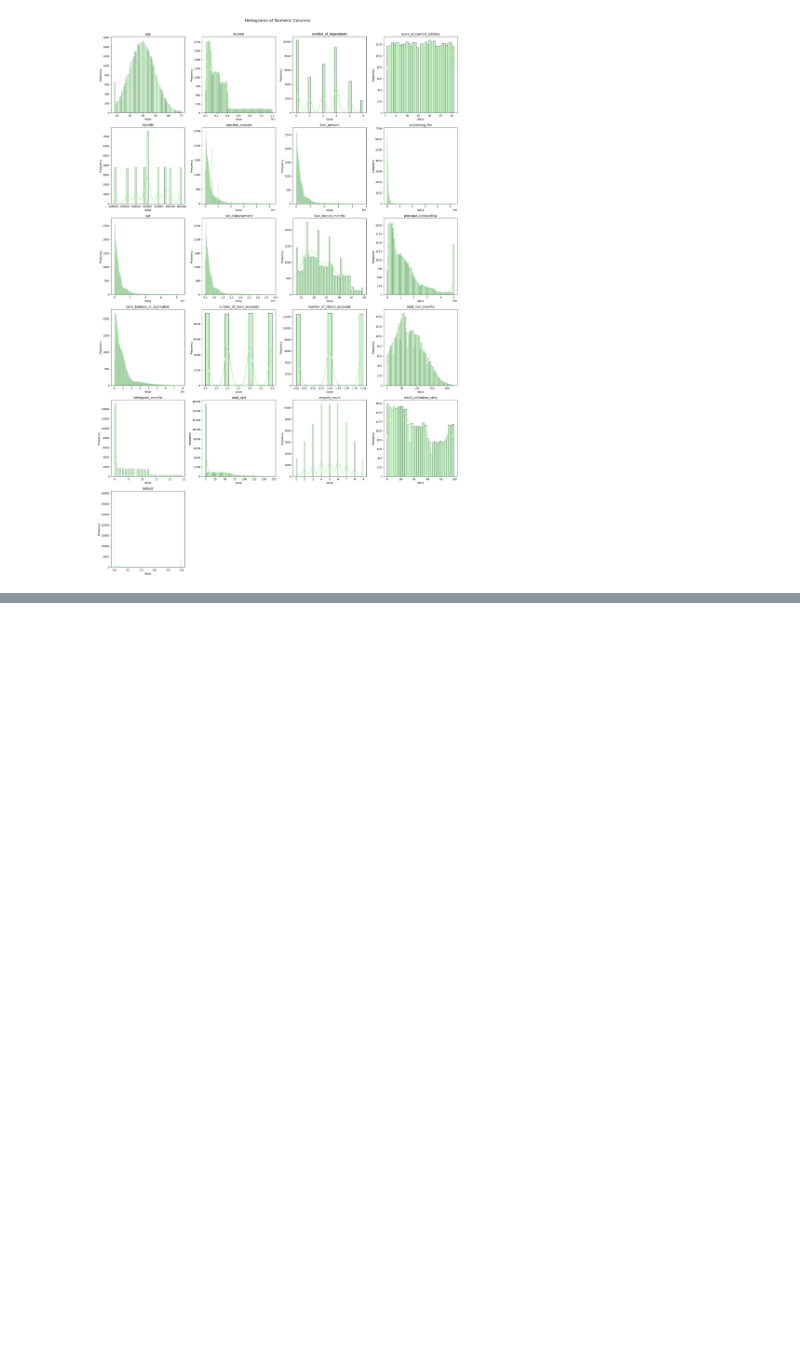
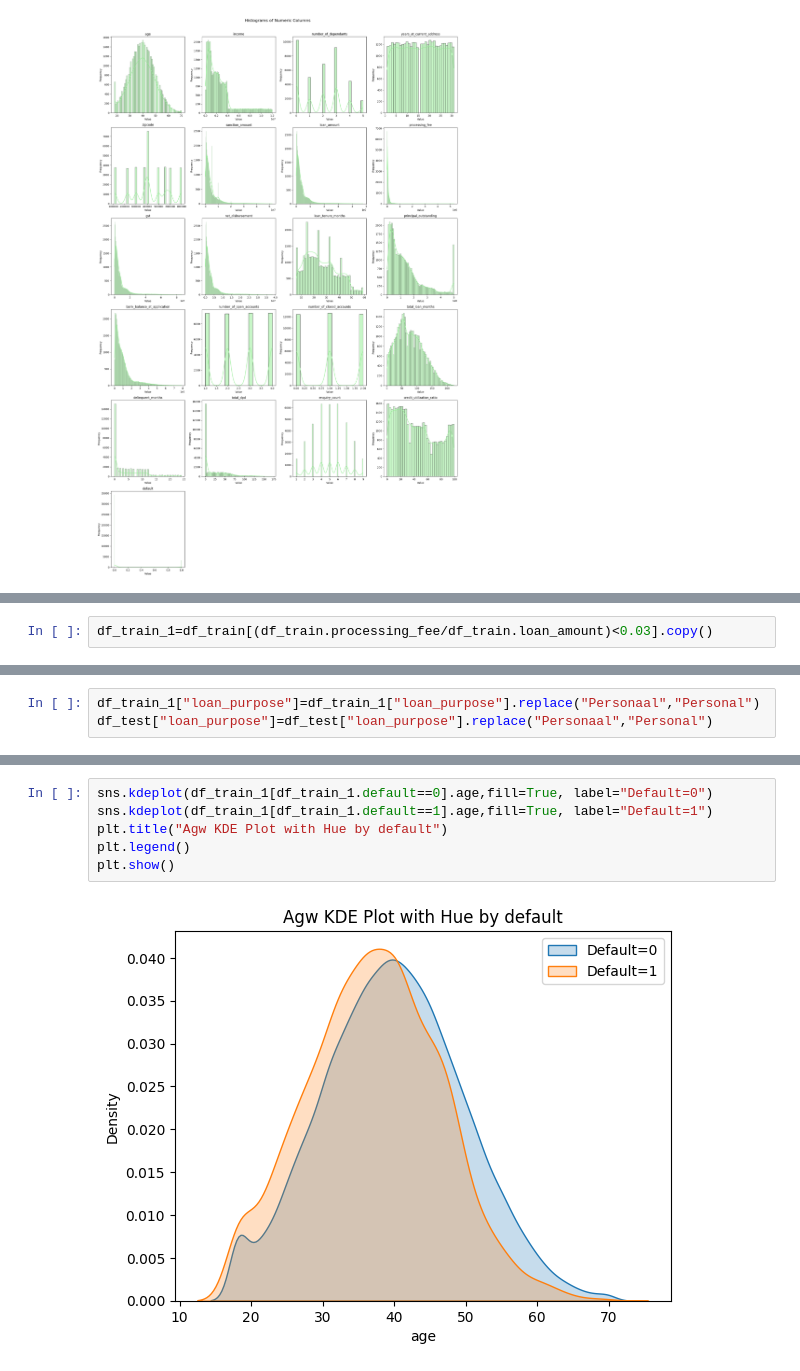
Before and after one commit to trijesh61/ML-Credit-Risk-Modelling, a Jupyter notebook: credit_risk_model.ipynb, the cells around one changed output, grey strips where cells are left out. Drawn from its saved outputs; the diff is of its cells as text; blank space fills up the shorter version.

```diff
--- a/credit_risk_model.ipynb
+++ b/credit_risk_model.ipynb
@@ -204,0 +242,2 @@ plt.show()
+# %%
+df_train_1=df_train[(df_train.processing_fee/df_train.loan_amount)<0.03].copy()
@@ -204,0 +272,3 @@ plt.show()
+# %%
+df_train_1["loan_purpose"]=df_train_1["loan_purpose"].replace("Personaal","Personal")
+df_test["loan_purpose"]=df_test["loan_purpose"].replace("Personaal","Personal")
@@ -204,0 +304,8 @@ plt.show()
+# %%
+sns.kdeplot(df_train_1[df_train_1.default==0].age,fill=True, label="Default=0")
+sns.kdeplot(df_train_1[df_train_1.default==1].age,fill=True, label="Default=1")
+plt.title("Agw KDE Plot with Hue by default")
+plt.legend()
+plt.show()
+# %% [output]
+[figure, added]
```
Also changed, not shown: parts of 14 cells of this notebook.
